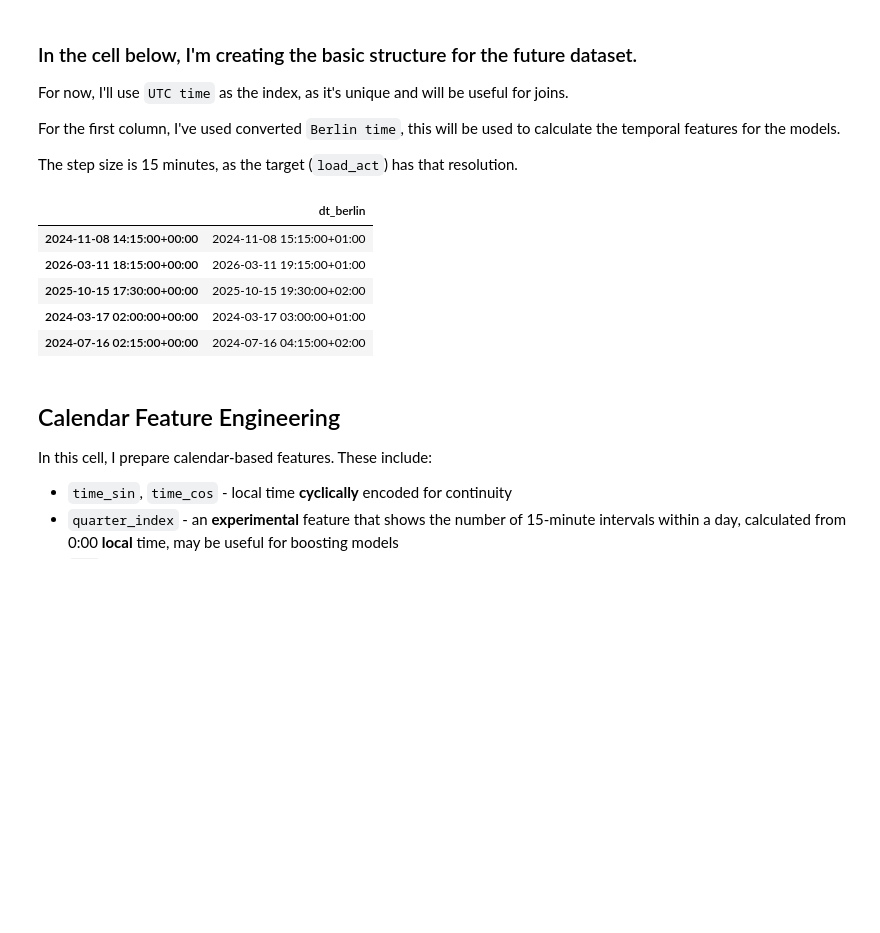
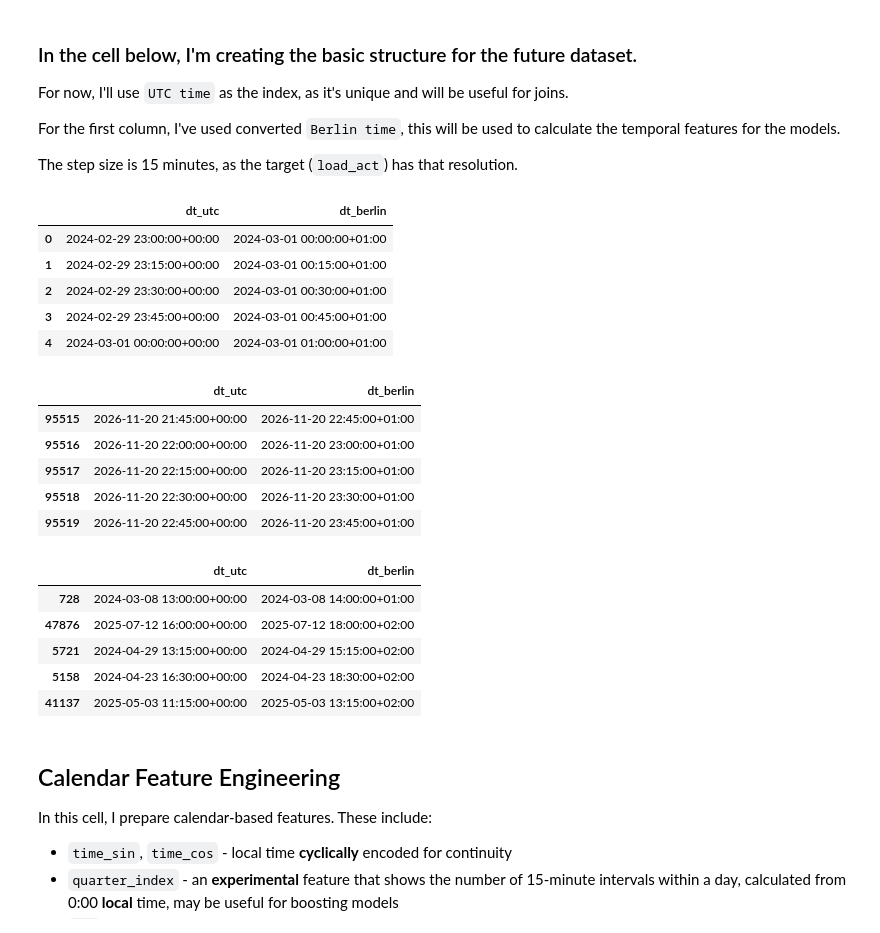
Before and after one commit to anatolii-me/DE-DayAhead-PowerForecast, a Jupyter notebook: notebooks/research_load_model/1_data_preparation.ipynb, the cells around one changed output. Drawn from its saved outputs; the diff is of its cells as text; code cells hidden in the pictures; blank space fills up the shorter version.

```diff
--- a/notebooks/research_load_model/1_data_preparation.ipynb
+++ b/notebooks/research_load_model/1_data_preparation.ipynb
@@ -42,34 +42,55 @@ The step size is 15 minutes, as the target (`load_act`) has that resolution.
 # %%
 # Determining the time interval for the energy load data
 START = '2024-03-01'
-END = '2026-06-20'
+END = '2026-11-21'
 
 # Creating a DataFrame with UTC and Berlin timestamps
 # Index (UTC Timestamps)
+start_utc = pd.Timestamp(START, tz='Europe/Berlin').tz_convert('UTC')
+end_utc = pd.Timestamp(END, tz='Europe/Berlin').tz_convert('UTC')
+
 utc_index = pd.date_range(
-    start=START,
-    end=END,
+    start=start_utc,
+    end=end_utc,
     freq='15min',
     tz='UTC'
 )
+
+# Filtering timestamps strictly before midnight
+utc_index = utc_index[utc_index < end_utc]
 
 # Converting UTC timestamps to Berlin time
 berlin_time = utc_index.tz_convert('Europe/Berlin')
 
 # Combining both UTC and Berlin timestamps into a single DataFrame
-df = pd.DataFrame({
+df_calendar = pd.DataFrame({
+    'dt_utc': utc_index,
     'dt_berlin': berlin_time
-}, index=utc_index)
+})
 
 # Displaying a sample of the DataFrame to verify its structure
-df.sample(5)  # Displaying a sample of the DataFrame to verify its structure
+display(df_calendar.head())
+display(df_calendar.tail())
+display(df_calendar.sample(5))  # Displaying a sample of the DataFrame to verify its structure
 # %% [output]
-|  | dt_berlin |
-| 2024-11-08 14:15:00+00:00 | 2024-11-08 15:15:00+01:00 |
-| 2026-03-11 18:15:00+00:00 | 2026-03-11 19:15:00+01:00 |
-| 2025-10-15 17:30:00+00:00 | 2025-10-15 19:30:00+02:00 |
-| 2024-03-17 02:00:00+00:00 | 2024-03-17 03:00:00+01:00 |
-| 2024-07-16 02:15:00+00:00 | 2024-07-16 04:15:00+02:00 |
+|  | dt_utc | dt_berlin |
+| 0 | 2024-02-29 23:00:00+00:00 | 2024-03-01 00:00:00+01:00 |
+| 1 | 2024-02-29 23:15:00+00:00 | 2024-03-01 00:15:00+01:00 |
+| 2 | 2024-02-29 23:30:00+00:00 | 2024-03-01 00:30:00+01:00 |
+| 3 | 2024-02-29 23:45:00+00:00 | 2024-03-01 00:45:00+01:00 |
+| 4 | 2024-03-01 00:00:00+00:00 | 2024-03-01 01:00:00+01:00 |
+|  | dt_utc | dt_berlin |
+| 95515 | 2026-11-20 21:45:00+00:00 | 2026-11-20 22:45:00+01:00 |
+| 95516 | 2026-11-20 22:00:00+00:00 | 2026-11-20 23:00:00+01:00 |
+| 95517 | 2026-11-20 22:15:00+00:00 | 2026-11-20 23:15:00+01:00 |
+| 95518 | 2026-11-20 22:30:00+00:00 | 2026-11-20 23:30:00+01:00 |
+| 95519 | 2026-11-20 22:45:00+00:00 | 2026-11-20 23:45:00+01:00 |
+|  | dt_utc | dt_berlin |
+| 728 | 2024-03-08 13:00:00+00:00 | 2024-03-08 14:00:00+01:00 |
+| 47876 | 2025-07-12 16:00:00+00:00 | 2025-07-12 18:00:00+02:00 |
+| 5721 | 2024-04-29 13:15:00+00:00 | 2024-04-29 15:15:00+02:00 |
+| 5158 | 2024-04-23 16:30:00+00:00 | 2024-04-23 18:30:00+02:00 |
+| 41137 | 2025-05-03 11:15:00+00:00 | 2025-05-03 13:15:00+02:00 |
 # %% [markdown]
 ## Calendar Feature Engineering
 In this cell, I prepare calendar-based features. These include:
```
Also changed, not shown: parts of 12 cells of this notebook.
